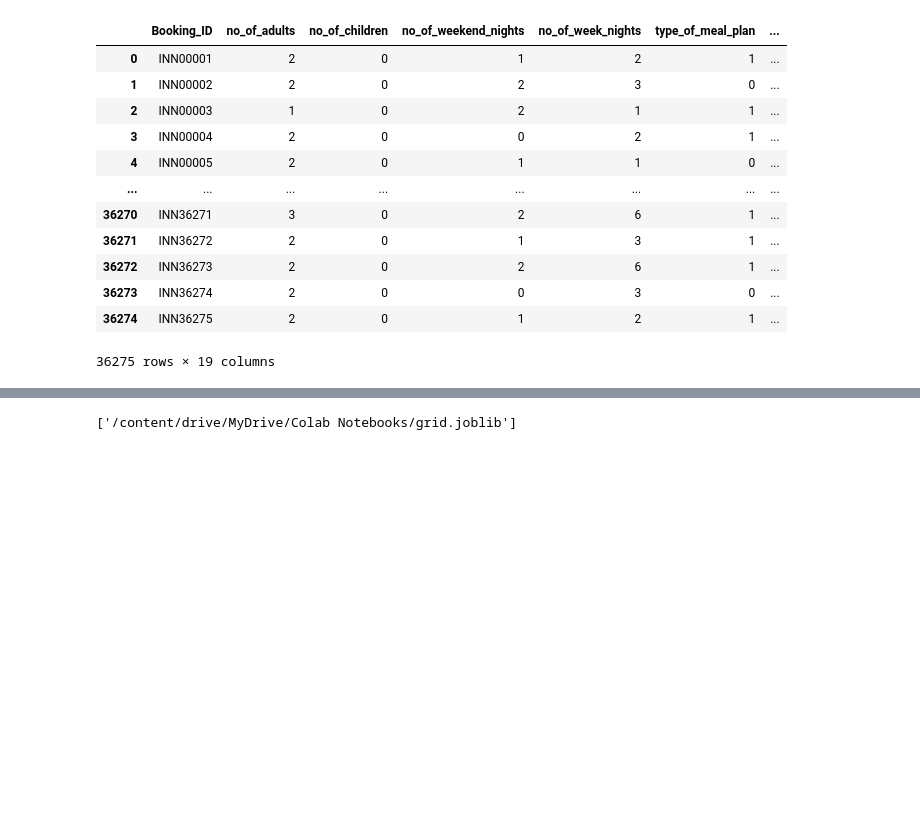
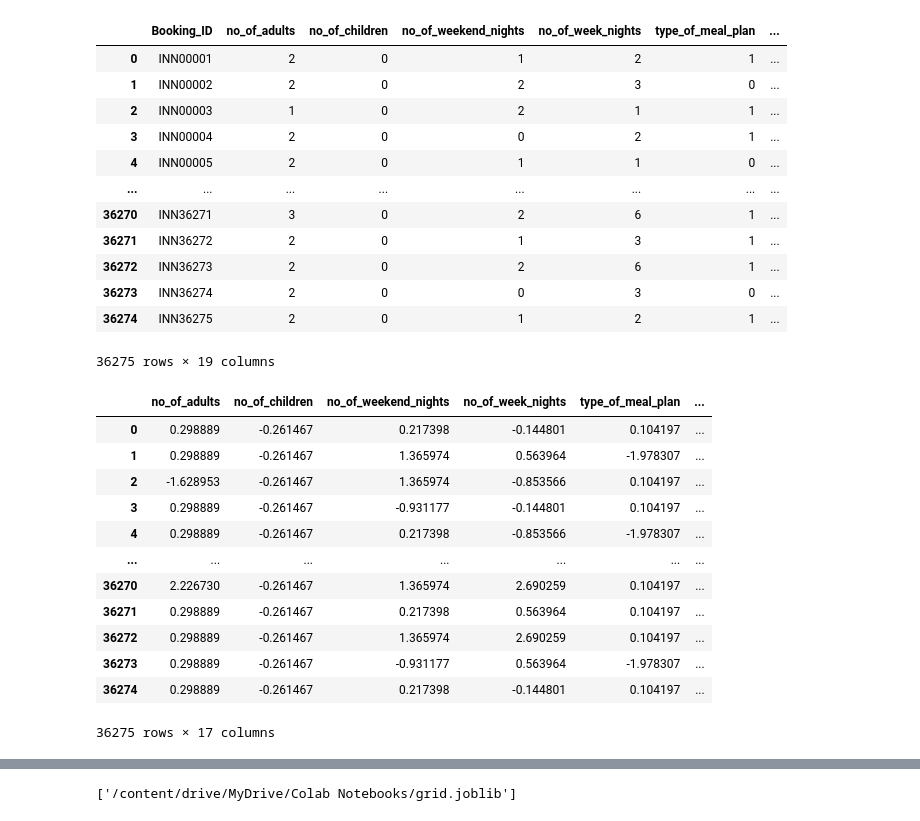
Before and after one commit to savig-vi/SVM, a Jupyter notebook: SVM.ipynb, the cells around one changed output, grey strips where cells are left out. Saved outputs shown, nothing was run; the diff lists cells and outputs as text; code cells hidden in the pictures; blank space fills up the shorter version.

```diff
--- a/SVM.ipynb
+++ b/SVM.ipynb
@@ -118,0 +133,16 @@ y = df.iloc[:,17]
+# %%
+X_std
+# %% [output]
+|  | no_of_adults | no_of_children | no_of_weekend_nights | no_of_week_nights | type_of_meal_plan | ... |
+| 0 | 0.298889 | -0.261467 | 0.217398 | -0.144801 | 0.104197 | ... |
+| 1 | 0.298889 | -0.261467 | 1.365974 | 0.563964 | -1.978307 | ... |
+| 2 | -1.628953 | -0.261467 | 1.365974 | -0.853566 | 0.104197 | ... |
+| 3 | 0.298889 | -0.261467 | -0.931177 | -0.144801 | 0.104197 | ... |
+| 4 | 0.298889 | -0.261467 | 0.217398 | -0.853566 | -1.978307 | ... |
+| ... | ... | ... | ... | ... | ... | ... |
+| 36270 | 2.226730 | -0.261467 | 1.365974 | 2.690259 | 0.104197 | ... |
+| 36271 | 0.298889 | -0.261467 | 0.217398 | 0.563964 | 0.104197 | ... |
+| 36272 | 0.298889 | -0.261467 | 1.365974 | 2.690259 | 0.104197 | ... |
+| 36273 | 0.298889 | -0.261467 | -0.931177 | 0.563964 | -1.978307 | ... |
+| 36274 | 0.298889 | -0.261467 | 0.217398 | -0.144801 | 0.104197 | ... |
+36275 rows × 17 columns
```
Also changed, not shown: parts of 9 cells of this notebook.
